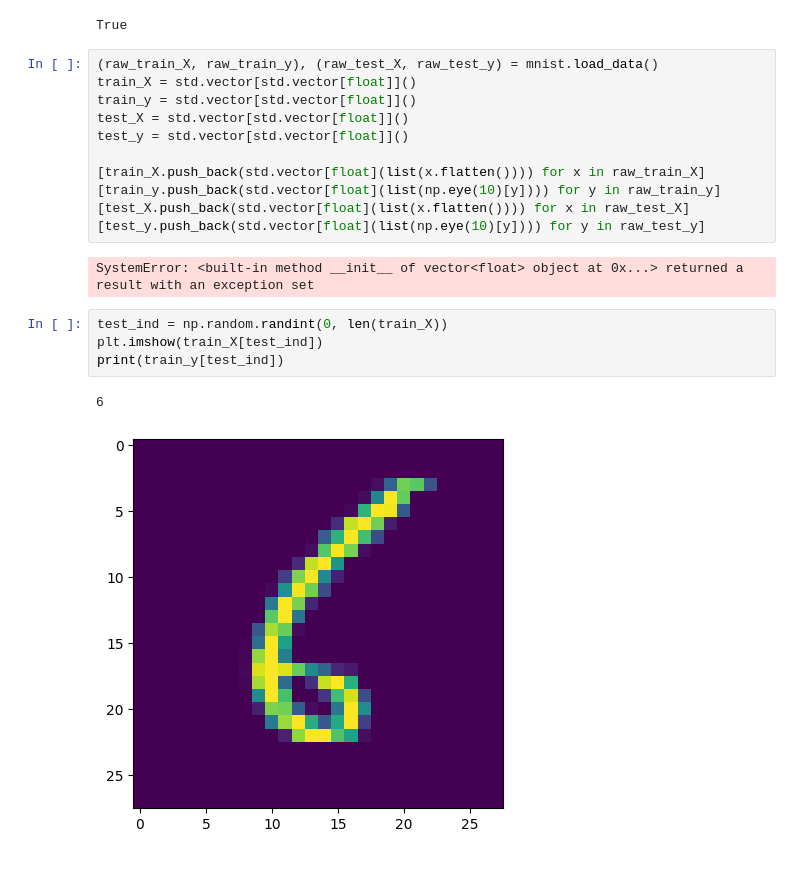
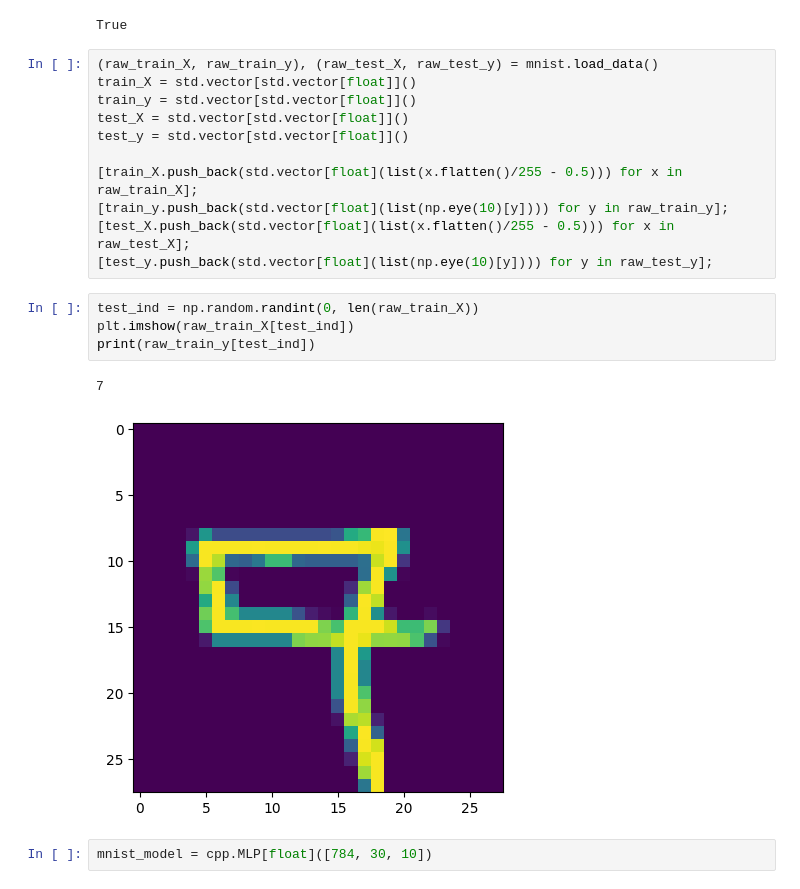
Before and after one commit to TomKite57/cpp_grad, a Jupyter notebook: mnist_book.ipynb, the cells around one changed output. Saved outputs shown, nothing was run; the diff lists cells and outputs as text.

```diff
--- a/mnist_book.ipynb
+++ b/mnist_book.ipynb
@@ -28,17 +28,17 @@ train_y = std.vector[std.vector[float]]()
 test_X = std.vector[std.vector[float]]()
 test_y = std.vector[std.vector[float]]()
 
-[train_X.push_back(std.vector[float](list(x.flatten()))) for x in raw_train_X]
-[train_y.push_back(std.vector[float](list(np.eye(10)[y]))) for y in raw_train_y]
-[test_X.push_back(std.vector[float](list(x.flatten()))) for x in raw_test_X]
-[test_y.push_back(std.vector[float](list(np.eye(10)[y]))) for y in raw_test_y]
+[train_X.push_back(std.vector[float](list(x.flatten()/255 - 0.5))) for x in raw_train_X];
+[train_y.push_back(std.vector[float](list(np.eye(10)[y]))) for y in raw_train_y];
+[test_X.push_back(std.vector[float](list(x.flatten()/255 - 0.5))) for x in raw_test_X];
+[test_y.push_back(std.vector[float](list(np.eye(10)[y]))) for y in raw_test_y];
-# %% [output]
-SystemError: <built-in method __init__ of vector<float> object at 0x...> returned a result with an exception set
 # %%
-test_ind = np.random.randint(0, len(train_X))
-plt.imshow(train_X[test_ind])
-print(train_y[test_ind])
+test_ind = np.random.randint(0, len(raw_train_X))
+plt.imshow(raw_train_X[test_ind])
+print(raw_train_y[test_ind])
 # %% [output]
-6
+7
-[figure, old version]
+[figure, new version]
+# %%
+mnist_model = cpp.MLP[float]([784, 30, 10])
 # %%
```
Also changed, not shown: parts of 5 cells of this notebook, 3 other files.
